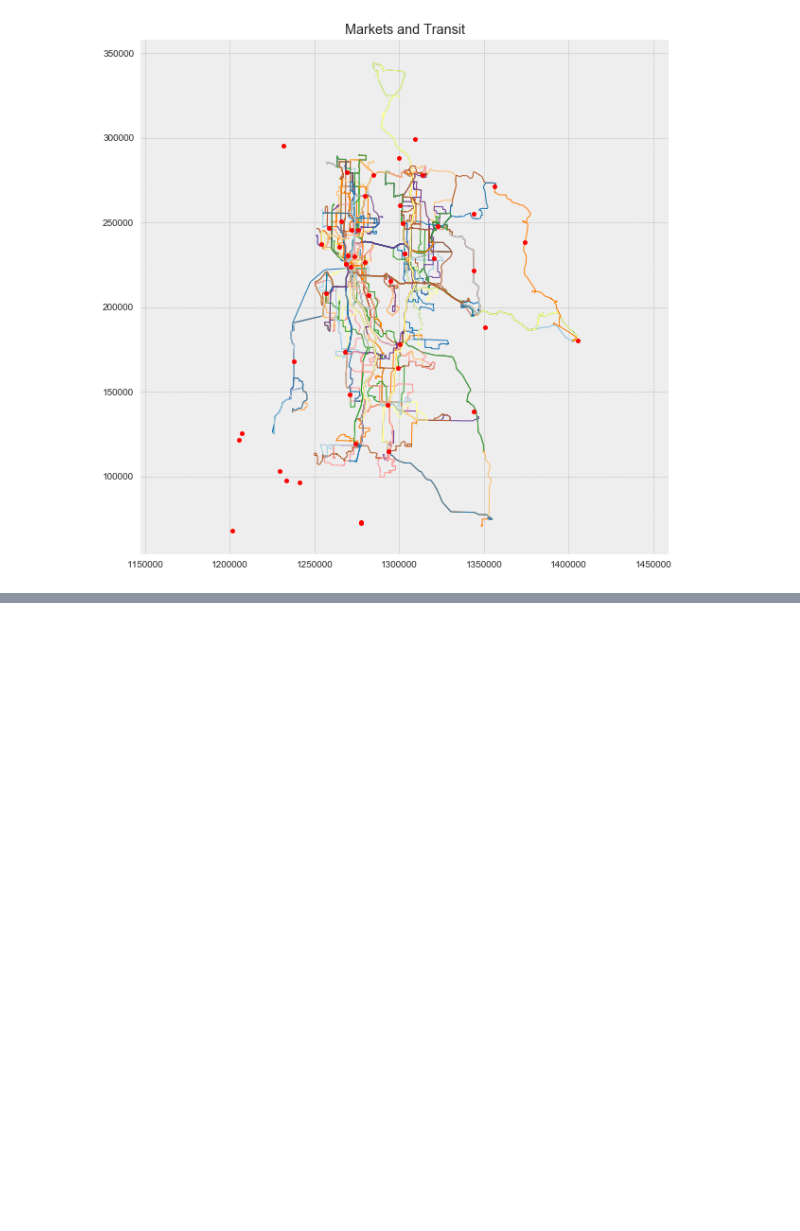
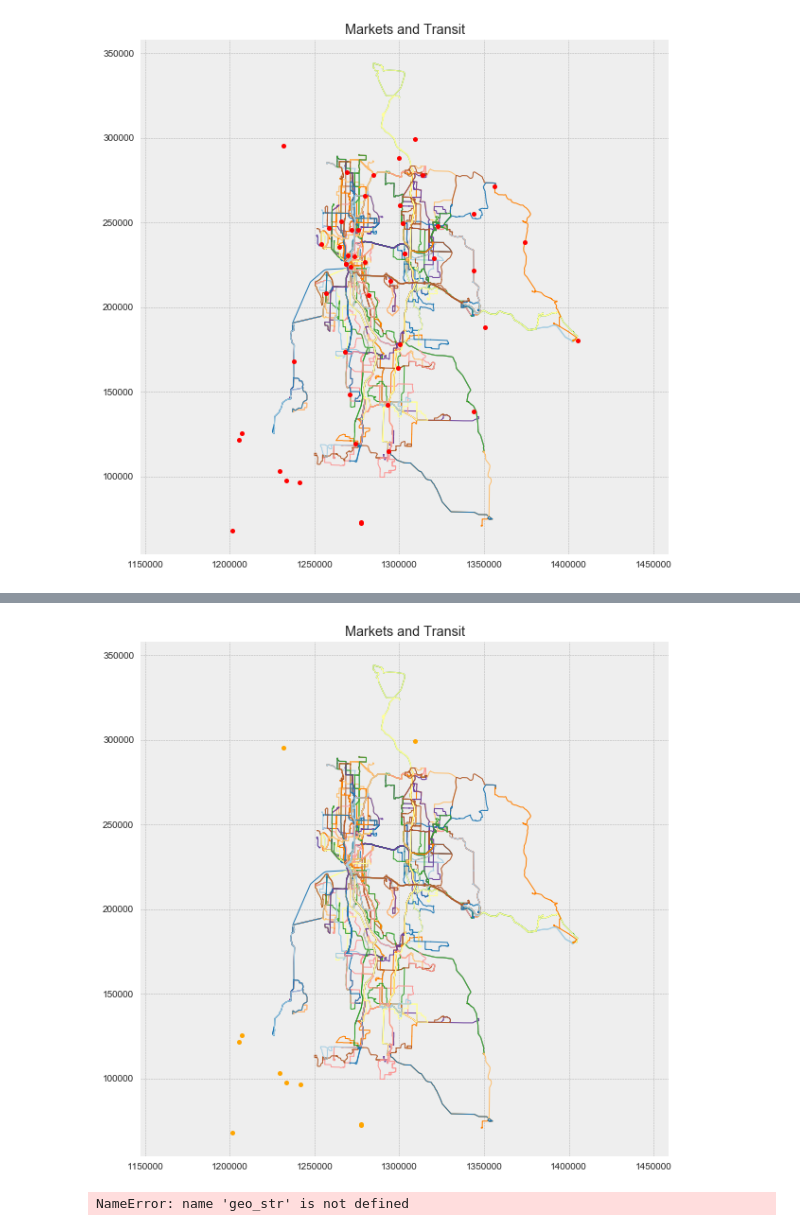
Before and after one commit to christyheaton/Cugos_SpringFling_2017, a Jupyter notebook: Notebook/SpringFling.ipynb, the cells around one changed output, grey strips where cells are left out. Cells and saved outputs as stored; diff of their text form; code cells hidden in the pictures; blank space fills up the shorter version.

Commit message:
added intersect

```diff
--- a/Notebook/SpringFling.ipynb
+++ b/Notebook/SpringFling.ipynb
@@ -134,0 +171,2 @@ plt.axis('equal');
+# %%
+trans_union = transit.unary_union
@@ -134,0 +191,2 @@ plt.axis('equal');
+# %%
+intersect = circles.intersects(trans_union)
@@ -134,0 +292,11 @@ plt.axis('equal');
+# %%
+final = markets[~intersect]
+f, ax = plt.subplots(1, figsize=(10, 10))
+# Other nice categorical color maps (cmap) include 'Set2' and 'Set3'
+transit.plot(cmap='Paired', alpha=1, linewidth=1, ax=ax)
+final.plot(ax=ax, marker='o', color='orange', markersize=5)
+ax.set_ylim([-100, 100])
+ax.set_title('Markets and Transit')
+plt.axis('equal');
+# %% [output]
+[figure, added]
@@ -134,0 +305,11 @@ plt.axis('equal');
+# %%
+m = folium.Map(location=[47.8, -122.5], zoom_start=7,
+               tiles="cartodbpositron")
+
+m.choropleth(geo_str=geo_str,
+             data=final, columns=['ABB_NAME'],
+             fill_color='YlGn', fill_opacity=0.4,
+             legend_name='area')
+m
+# %% [output]
+NameError: name 'geo_str' is not defined
```
Also changed, not shown: parts of 24 cells of this notebook.
